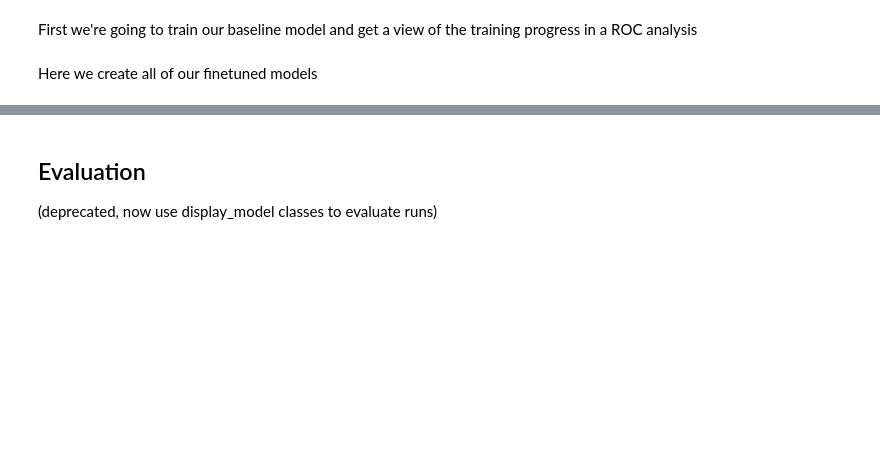
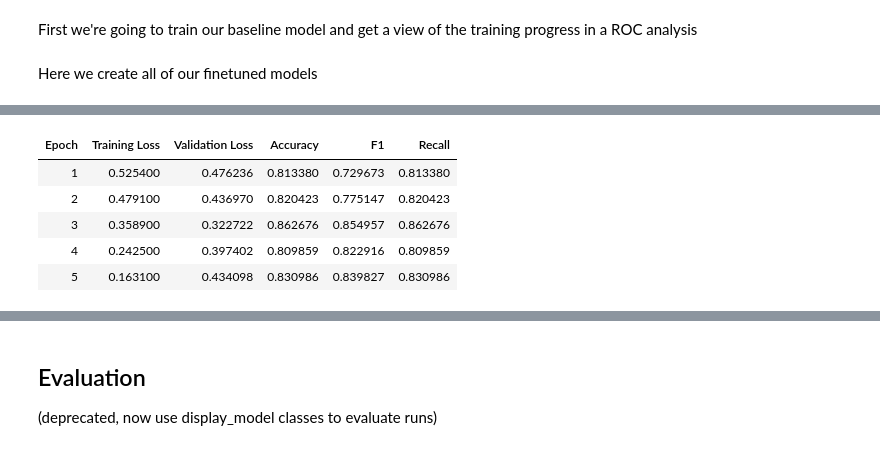
Before and after one commit to mawaskow/policy-classifier, a Jupyter notebook: finetuning.ipynb, the cells around one changed output, grey strips where cells are left out. Saved outputs shown, nothing was run; the diff lists cells and outputs as text; code cells hidden in the pictures; blank space fills up the shorter version.

```diff
--- a/finetuning.ipynb
+++ b/finetuning.ipynb
@@ -418,0 +462,76 @@ for r in exps:
+# %%
+int2label_dct, label2int_dct = load_labelintdcts()
+metriclog = {}
+exps = range(10)#[0,3,6]#[6]#[0,3,6,9]#
+torch.cuda.empty_cache()
+gc.collect()
+model_name = "xlm-roberta-base"
+#model_name = "microsoft/Multilingual-MiniLM-L12-H384"
+#model_name = "distilbert-base-multilingual-cased"
+#model_name = "paraphrase-multilingual-MiniLM-L12-v2"
+''''''
+for r in exps:
+    letter = "N"
+    mode = "bn"
+    output_dir = cwd+f"/outputs/fting_{letter}_{mode}"
+    if not os.path.exists(output_dir):
+        os.makedirs(output_dir)
+    ds = DatasetDict.load_from_disk(f"{input_dir}/ds_{r}_{mode}")
+    hyper = {
+        "epochs":5,
+        "r":r,
+        "lr":2E-5,
+        "batch_size":16,
+        "loss":None,
+        "oversampling":None,
+        "span_step":None
+        }
+    print(r, "A", torch.cuda.memory_allocated())
+    torch.cuda.empty_cache()
+    gc.collect()
+    print(r, "B", torch.cuda.memory_allocated())
+    #wandbrun = wandb.init(config=hyper, group=letter, name=f"{letter}{r}", reinit='create_new')
+    metrics = finetune_roberta(ds, int2label_dct[mode], label2int_dct[mode], mode, model_name=model_name, dev='cuda', output_dir=output_dir, hyperparams=hyper)
+    print(r, "C", torch.cuda.memory_allocated())
+    #wandbrun.finish()
+    metriclog[f'{mode}_{r}'] = metrics
+    hyp_rpt = {mode:hyper}
+    with open(output_dir+f"/run_details.json", "w", encoding="utf-8") as f:
+        json.dump(hyp_rpt, f, ensure_ascii=False, indent=4)
+    torch.cuda.empty_cache()
+    gc.collect()
+    print(r, "D", torch.cuda.memory_allocated())
+
+''''''
+for r in exps:
+    letter = "O"
+    mode = "mc"
+    output_dir = cwd+f"/outputs/fting_{letter}_{mode}"
+    if not os.path.exists(output_dir):
+        os.makedirs(output_dir)
+    ds = DatasetDict.load_from_disk(f"{input_dir}/ds_{r}_{mode}")
+    hyper = {
+        "epochs":15,
+        "r":r,
+        "lr":2E-5,
+        "batch_size":16,
+        "loss":None,
+        "oversampling":None,
+        "span_step":None
+        }
+    torch.cuda.empty_cache()
+    gc.collect()
+    #wandbrun = wandb.init(config=hyper, group=letter, name=f"{letter}{r}", reinit='create_new')
+    metrics = finetune_roberta(ds, int2label_dct[mode], label2int_dct[mode], mode, model_name=model_name, dev='cuda', output_dir=output_dir, hyperparams=hyper)
+    #wandbrun.finish()
+    metriclog[f'{mode}_{r}'] = metrics
+    hyp_rpt = {mode:hyper}
+    with open(output_dir+f"/run_details.json", "w", encoding="utf-8") as f:
+        json.dump(hyp_rpt, f, ensure_ascii=False, indent=4)
+    torch.cuda.empty_cache()
+    gc.collect()
+    time.sleep(3)
+    print(r, "D", torch.cuda.memory_allocated())
+
+print(metriclog)
+# %% [output]
@@ -418,0 +551,6 @@ for r in exps:
+| Epoch | Training Loss | Validation Loss | Accuracy | F1 | Recall |
+| 1 | 0.525400 | 0.476236 | 0.813380 | 0.729673 | 0.813380 |
+| 2 | 0.479100 | 0.436970 | 0.820423 | 0.775147 | 0.820423 |
+| 3 | 0.358900 | 0.322722 | 0.862676 | 0.854957 | 0.862676 |
+| 4 | 0.242500 | 0.397402 | 0.809859 | 0.822916 | 0.809859 |
+| 5 | 0.163100 | 0.434098 | 0.830986 | 0.839827 | 0.830986 |
```
Also changed, not shown: parts of 11 cells of this notebook, 5 other files.
